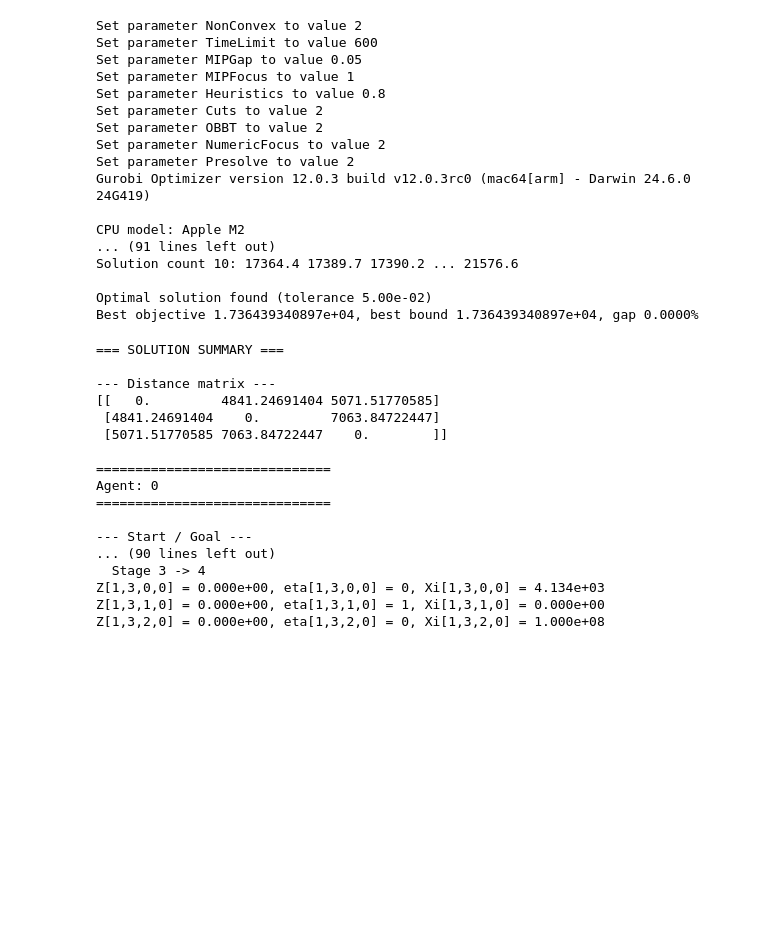
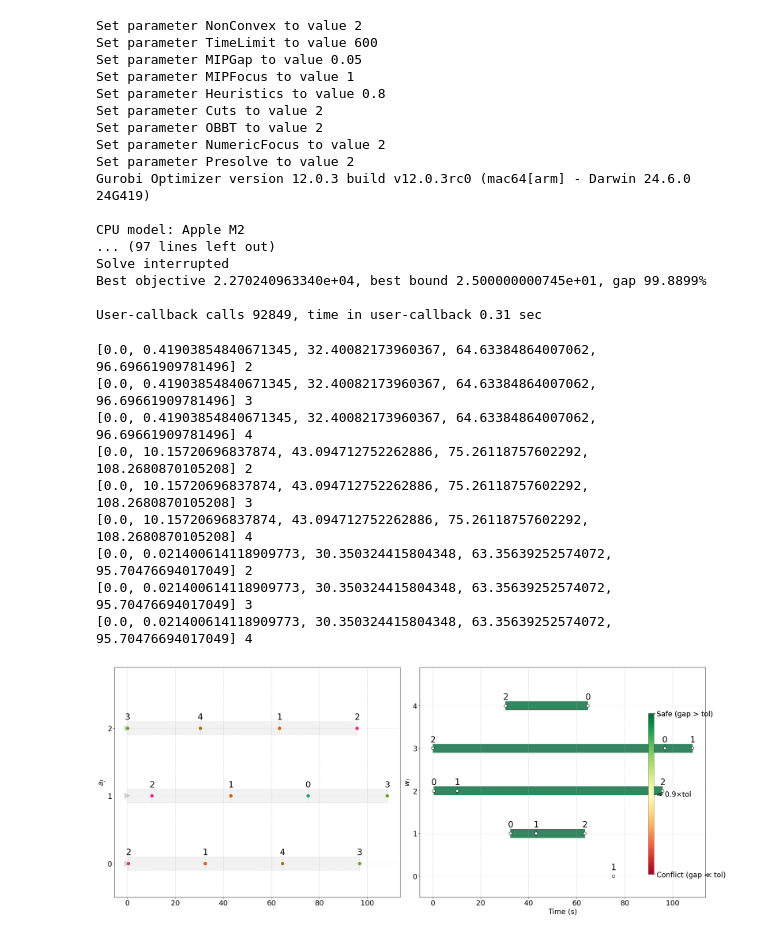
Before and after one commit to dt-1729/ULI_NASA, a Jupyter notebook: UTM_scheduling_and_routing/Gurobi_compare.ipynb, the cells around one changed output. Drawn from its saved outputs; the diff is of its cells as text; code cells hidden in the pictures; blank space fills up the shorter version.

```diff
--- a/UTM_scheduling_and_routing/Gurobi_compare.ipynb
+++ b/UTM_scheduling_and_routing/Gurobi_compare.ipynb
@@ -173,6 +175,6 @@ mirs_gb = MIRS_gurobi_env.MIRS_Gurobi(
 Set parameter NonConvex to value 2
 # %%
-mirs_gb.optimize()
+mirs_gb.optimize(stagnation_limit=10000)
 # %% [output]
 Set parameter NonConvex to value 2
 Set parameter TimeLimit to value 600
@@ -186,28 +188,32 @@ Set parameter Presolve to value 2
 Gurobi Optimizer version 12.0.3 build v12.0.3rc0 (mac64[arm] - Darwin 24.6.0 24G419)
 
 CPU model: Apple M2
-... (91 lines left out)
-Solution count 10: 17364.4 17389.7 17390.2 ... 21576.6
+... (97 lines left out)
+Solve interrupted
+Best objective 2.270240963340e+04, best bound 2.500000000745e+01, gap 99.8899%
 
-Optimal solution found (tolerance 5.00e-02)
-Best objective 1.736439340897e+04, best bound 1.736439340897e+04, gap 0.0000%
+User-callback calls 92849, time in user-callback 0.31 sec
-# %%
-mirs_gb.print_solution()
-# %% [output]
-=== SOLUTION SUMMARY ===
-
---- Distance matrix ---
-[[   0.         4841.24691404 5071.51770585]
- [4841.24691404    0.         7063.84722447]
- [5071.51770585 7063.84722447    0.        ]]
-
-==============================
-Agent: 0
-==============================
-
---- Start / Goal ---
-... (90 lines left out)
-  Stage 3 -> 4
-Z[1,3,0,0] = 0.000e+00, eta[1,3,0,0] = 0, Xi[1,3,0,0] = 4.134e+03
-Z[1,3,1,0] = 0.000e+00, eta[1,3,1,0] = 1, Xi[1,3,1,0] = 0.000e+00
-Z[1,3,2,0] = 0.000e+00, eta[1,3,2,0] = 0, Xi[1,3,2,0] = 1.000e+08
+# %%
+agent_routes, agent_schedules, schedule_matrix, association_matrix = mirs_gb.extract_routes_and_schedules()
+# %%
+mirs_gb.plot_waypoint_agent_schedules(
+    agent_routes,
+    agent_schedules,
+    np.array(schedule_matrix),
+    np.array(association_matrix),
+    mars.process_T,
+    mars.tolArray,
+    agent_colors,
+    figuresize=(24,10),
+)
+# %% [output]
+[0.0, 0.41903854840671345, 32.40082173960367, 64.63384864007062, 96.69661909781496] 2
+[0.0, 0.41903854840671345, 32.40082173960367, 64.63384864007062, 96.69661909781496] 3
+[0.0, 0.41903854840671345, 32.40082173960367, 64.63384864007062, 96.69661909781496] 4
+[0.0, 10.15720696837874, 43.094712752262886, 75.26118757602292, 108.2680870105208] 2
+[0.0, 10.15720696837874, 43.094712752262886, 75.26118757602292, 108.2680870105208] 3
+[0.0, 10.15720696837874, 43.094712752262886, 75.26118757602292, 108.2680870105208] 4
+[0.0, 0.021400614118909773, 30.350324415804348, 63.35639252574072, 95.70476694017049] 2
+[0.0, 0.021400614118909773, 30.350324415804348, 63.35639252574072, 95.70476694017049] 3
+[0.0, 0.021400614118909773, 30.350324415804348, 63.35639252574072, 95.70476694017049] 4
+[figure, added]
```
Also changed, not shown: parts of 6 cells of this notebook, 5 other files.
